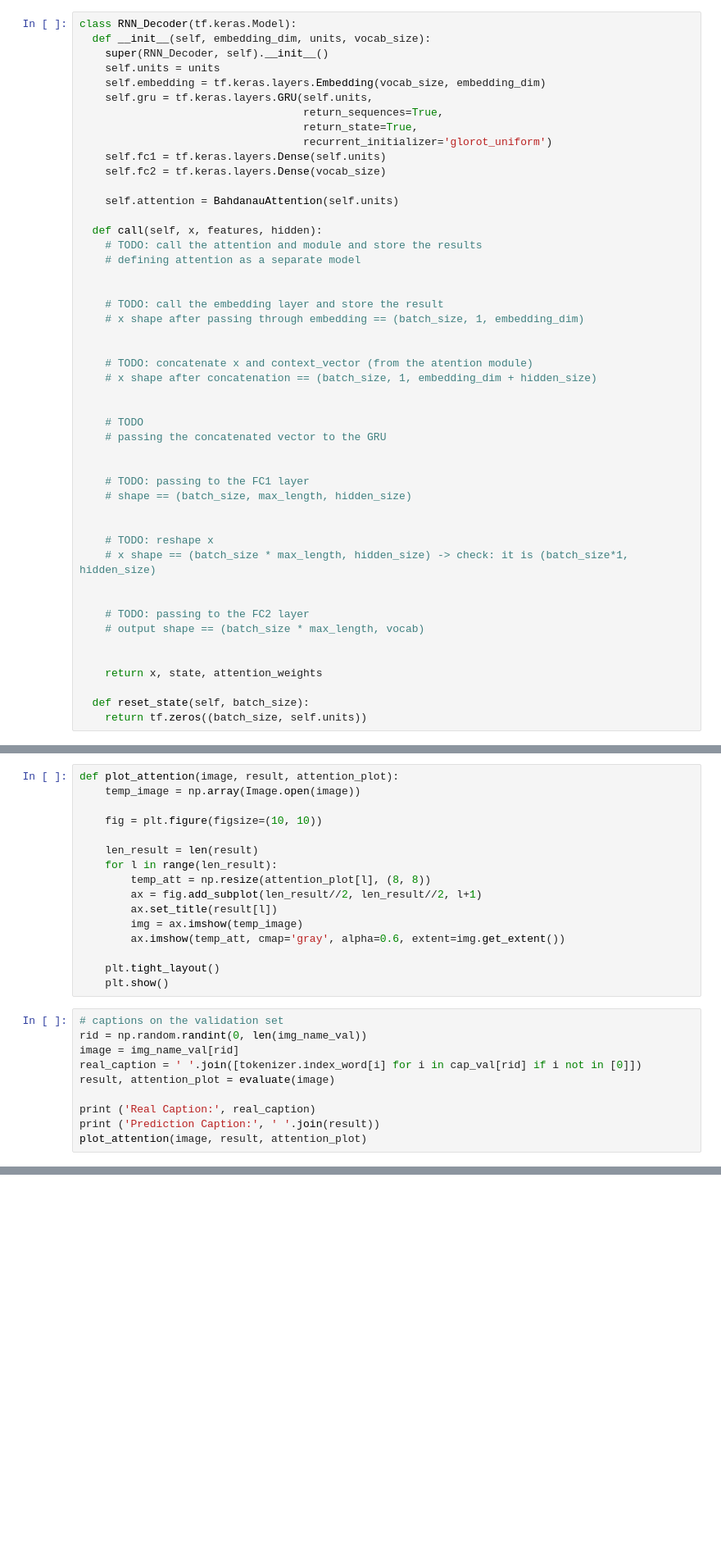
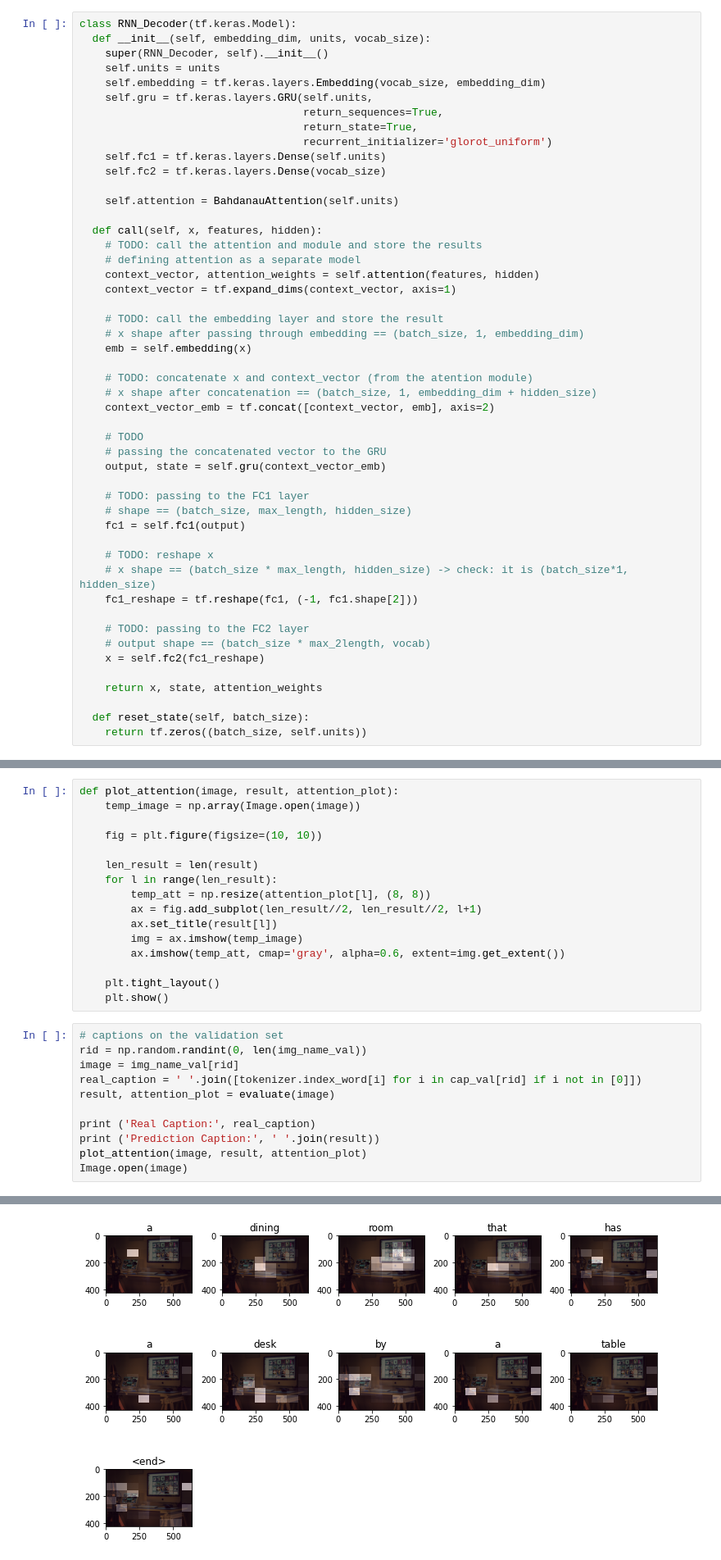
Before and after one commit to juletx/deep-learning-nlp, a Jupyter notebook: labs/7. Image_captioning.ipynb, the cells around one changed output, grey strips where cells are left out. Shown at 82% size. Cells and saved outputs as stored; diff of their text form; blank space fills up the shorter version.

```diff
--- a/labs/7. Image_captioning.ipynb
+++ b/labs/7. Image_captioning.ipynb
@@ -306,31 +321,32 @@ class RNN_Decoder(tf.keras.Model):
   def call(self, x, features, hidden):
     # TODO: call the attention and module and store the results
     # defining attention as a separate model
-
+    context_vector, attention_weights = self.attention(features, hidden)
+    context_vector = tf.expand_dims(context_vector, axis=1)
 
     # TODO: call the embedding layer and store the result
     # x shape after passing through embedding == (batch_size, 1, embedding_dim)
-
+    emb = self.embedding(x)
 
     # TODO: concatenate x and context_vector (from the atention module)
     # x shape after concatenation == (batch_size, 1, embedding_dim + hidden_size)
-
+    context_vector_emb = tf.concat([context_vector, emb], axis=2)
 
     # TODO
     # passing the concatenated vector to the GRU
-
+    output, state = self.gru(context_vector_emb)
 
     # TODO: passing to the FC1 layer
     # shape == (batch_size, max_length, hidden_size)
-
+    fc1 = self.fc1(output)
 
     # TODO: reshape x
     # x shape == (batch_size * max_length, hidden_size) -> check: it is (batch_size*1, hidden_size)
-
+    fc1_reshape = tf.reshape(fc1, (-1, fc1.shape[2]))
 
     # TODO: passing to the FC2 layer
-    # output shape == (batch_size * max_length, vocab)
-
+    # output shape == (batch_size * max_2length, vocab)
+    x = self.fc2(fc1_reshape)
 
     return x, state, attention_weights
 
@@ -515,3 +553,5 @@ result, attention_plot = evaluate(image)
 print ('Real Caption:', real_caption)
 print ('Prediction Caption:', ' '.join(result))
 plot_attention(image, result, attention_plot)
+Image.open(image)
+# %% [output]
@@ -517,0 +560 @@ plot_attention(image, result, attention_plot)
+[figure, added]
```
Also changed, not shown: parts of 13 cells of this notebook.
